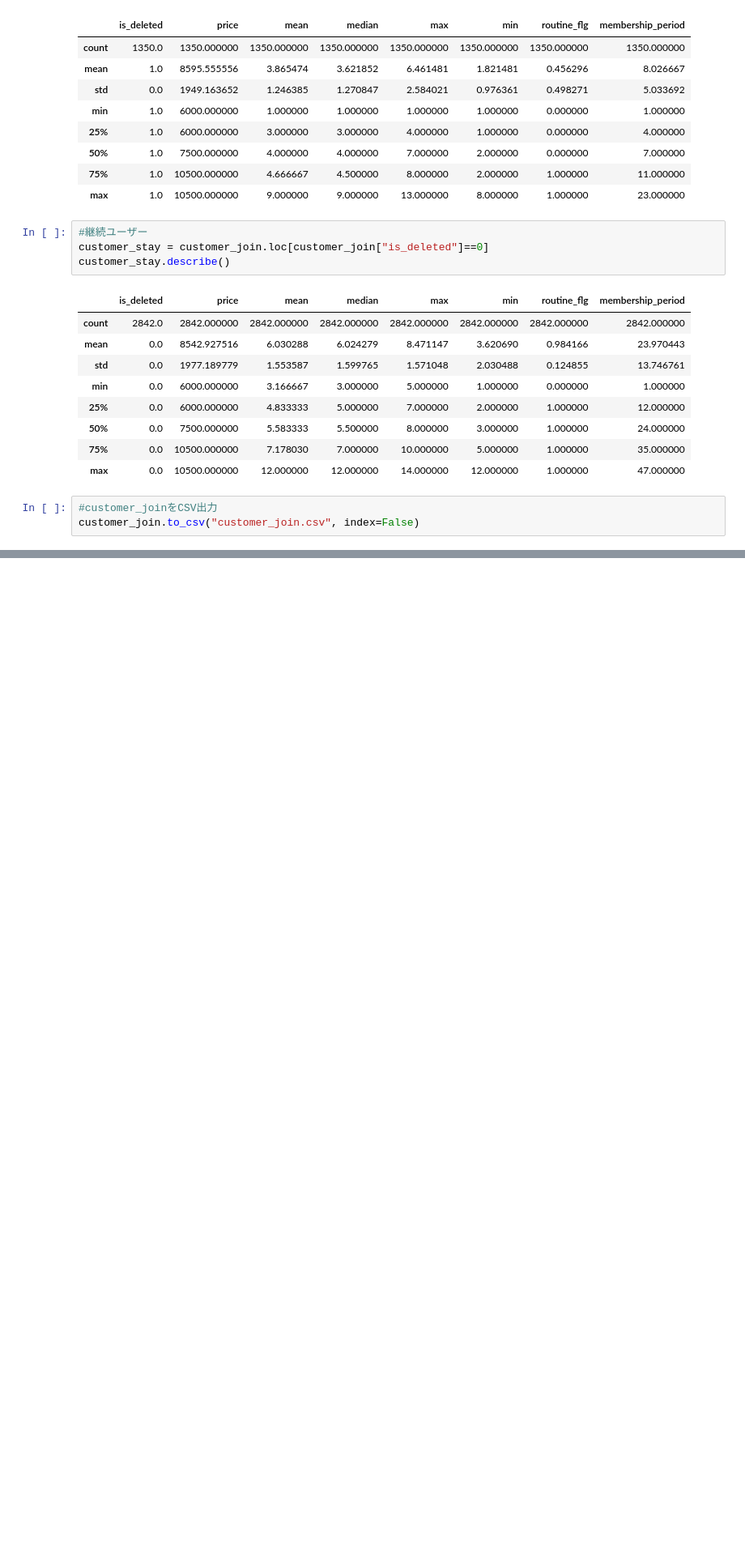
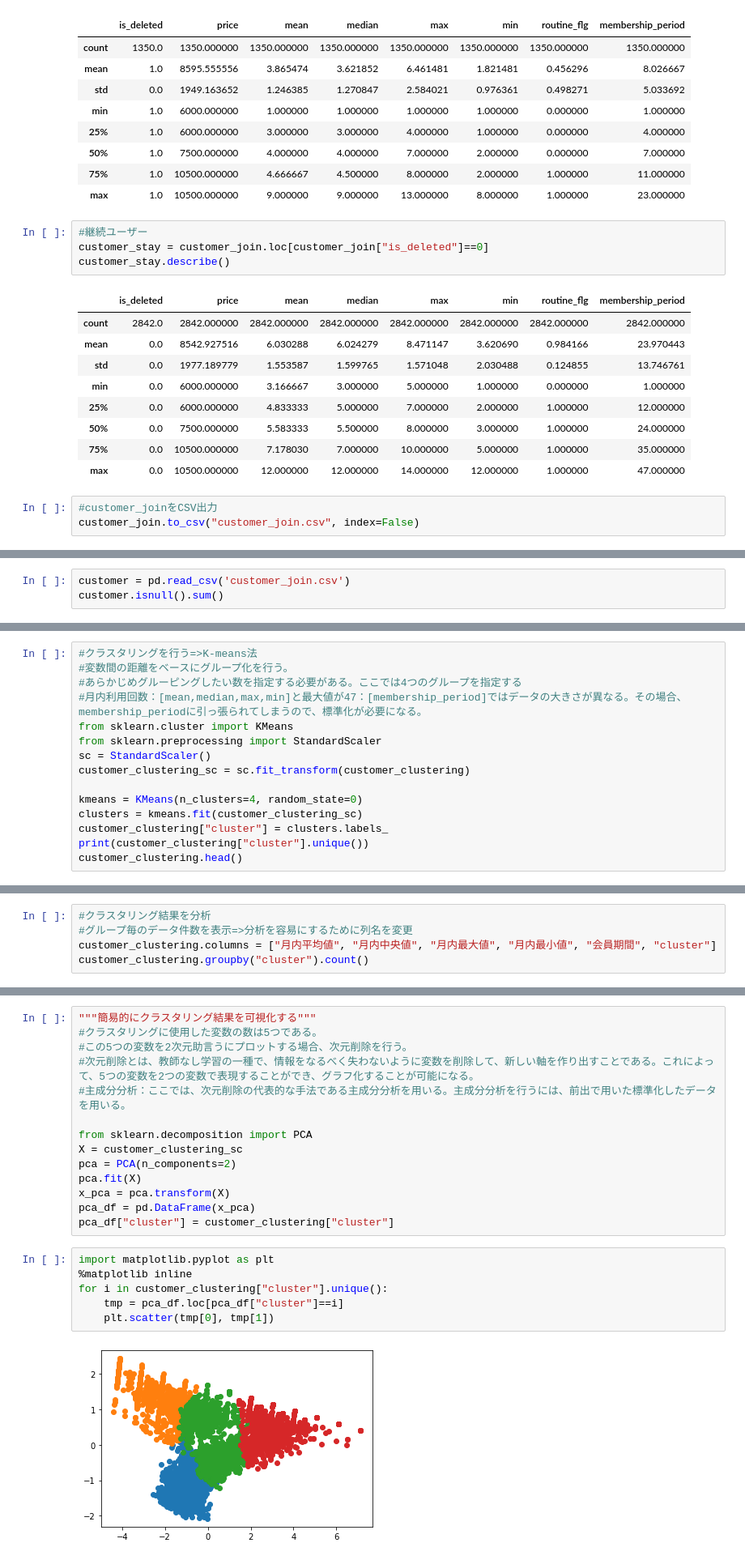
Before and after one commit to katuhito/workspace003, a Jupyter notebook: knock003.ipynb, the cells around one changed output, grey strips where cells are left out. Shown: that part at 81% size. Cells and saved outputs as stored; diff of their text form; blank space fills up the shorter version.

Commit message:
clustering

```diff
--- a/knock003.ipynb
+++ b/knock003.ipynb
@@ -337,0 +349,3 @@ customer_join.to_csv("customer_join.csv", index=False)
+# %%
+customer = pd.read_csv('customer_join.csv')
+customer.isnull().sum()
@@ -337,0 +388,15 @@ customer_join.to_csv("customer_join.csv", index=False)
+# %%
+#クラスタリングを行う=>K-means法
+#変数間の距離をベースにグループ化を行う。
+#あらかじめグルーピングしたい数を指定する必要がある。ここでは4つのグループを指定する
+#月内利用回数：[mean,median,max,min]と最大値が47：[membership_period]ではデータの大きさが異なる。その場合、membership_periodに引っ張られてしまうので、標準化が必要になる。
+from sklearn.cluster import KMeans
+from sklearn.preprocessing import StandardScaler
+sc = StandardScaler()
+customer_clustering_sc = sc.fit_transform(customer_clustering)
+
+kmeans = KMeans(n_clusters=4, random_state=0)
+clusters = kmeans.fit(customer_clustering_sc)
+customer_clustering["cluster"] = clusters.labels_
+print(customer_clustering["cluster"].unique())
+customer_clustering.head()
@@ -337,0 +416,5 @@ customer_join.to_csv("customer_join.csv", index=False)
+# %%
+#クラスタリング結果を分析
+#グループ毎のデータ件数を表示=>分析を容易にするために列名を変更
+customer_clustering.columns = ["月内平均値", "月内中央値", "月内最大値", "月内最小値", "会員期間", "cluster"]
+customer_clustering.groupby("cluster").count()
@@ -337,0 +441,22 @@ customer_join.to_csv("customer_join.csv", index=False)
+# %%
+"""簡易的にクラスタリング結果を可視化する"""
+#クラスタリングに使用した変数の数は5つである。
+#この5つの変数を2次元助言うにプロットする場合、次元削除を行う。
+#次元削除とは、教師なし学習の一種で、情報をなるべく失わないように変数を削除して、新しい軸を作り出すことである。これによって、5つの変数を2つの変数で表現することができ、グラフ化することが可能になる。
+#主成分分析：ここでは、次元削除の代表的な手法である主成分分析を用いる。主成分分析を行うには、前出で用いた標準化したデータを用いる。
+
+from sklearn.decomposition import PCA
+X = customer_clustering_sc
+pca = PCA(n_components=2)
+pca.fit(X)
+x_pca = pca.transform(X)
+pca_df = pd.DataFrame(x_pca)
+pca_df["cluster"] = customer_clustering["cluster"]
+# %%
+import matplotlib.pyplot as plt
+%matplotlib inline
+for i in customer_clustering["cluster"].unique():
+    tmp = pca_df.loc[pca_df["cluster"]==i]
+    plt.scatter(tmp[0], tmp[1])
+# %% [output]
+[figure, added]
```
Also changed, not shown: parts of 6 cells of this notebook, 1 other file.
